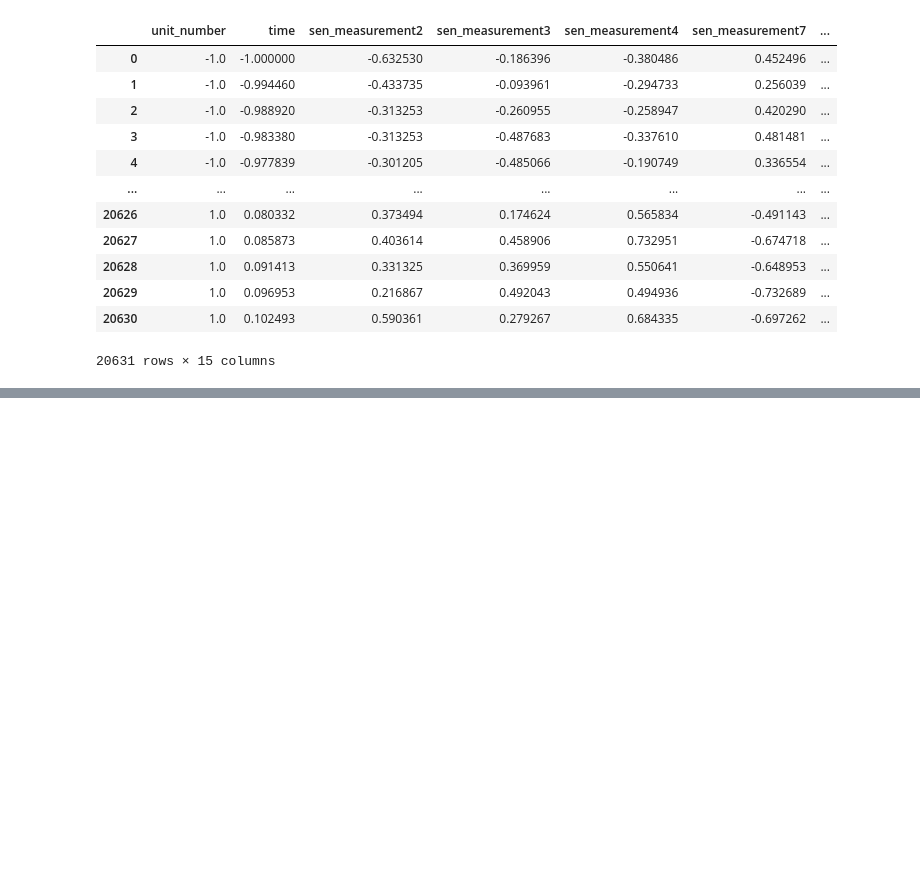
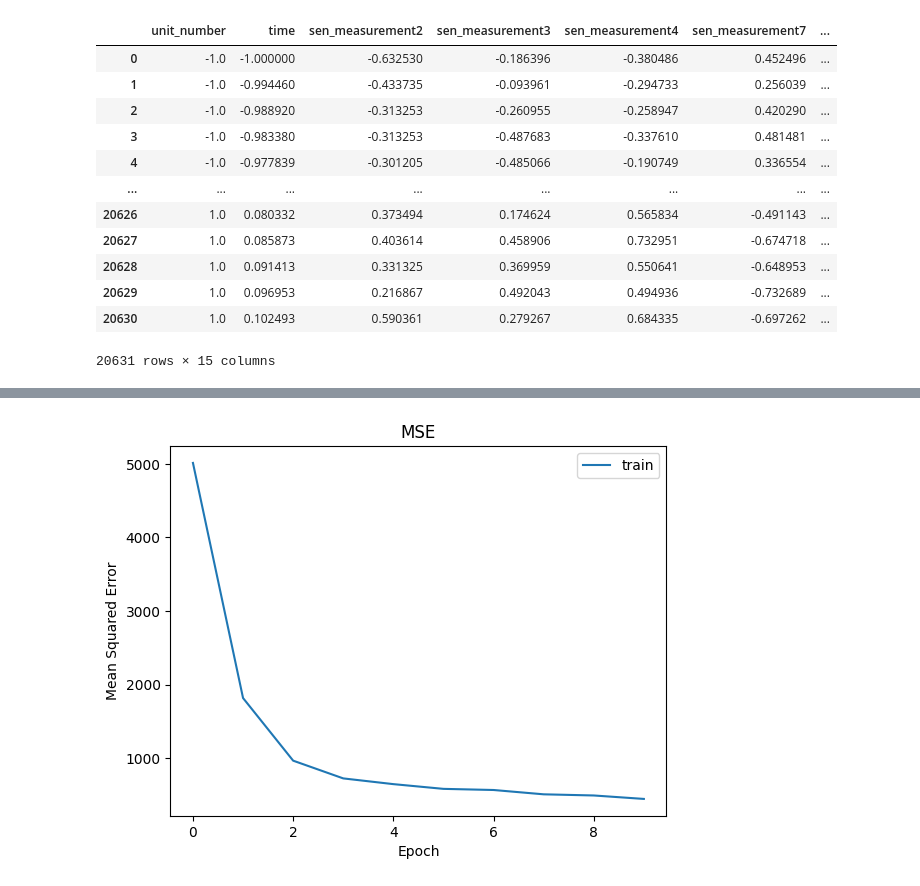
Before and after one commit to DeTa47/Turbofan-lifecycle-prediction, a Jupyter notebook: LSTM_Model.ipynb, the cells around one changed output, grey strips where cells are left out. Cells and saved outputs as stored; diff of their text form; code cells hidden in the pictures; blank space fills up the shorter version.

```diff
--- a/LSTM_Model.ipynb
+++ b/LSTM_Model.ipynb
@@ -42,8 +33,3 @@ def gen_train(id_df, seq_len, seq_cols):
-# %%
-def gen_target(id_df, seq_length, label):
-    data_array = id_df[label].values
-    num_elements = data_array.shape[0]
-    return data_array[seq_length-1:num_elements+1]
 # %%
 X_Columns = [column for column in df.columns if column!='RUL']
 # %%
@@ -79,16 +92,14 @@ y_train shape: (15731,)
 # %%
-nb_features = X_train.shape[2]
-nb_out = 1
-
 model = Sequential()
-model.add(LSTM(units = 256,
+model.add(LSTM(units=256,
                return_sequences=True,
-               input_shape=(sequence_length, nb_features)))
+               input_shape=(X_train.shape[1], X_train.shape[2])
+               ))
 model.add(BatchNormalization())
 model.add(Dropout(0.2))
-model.add(LSTM(units=128,
-               return_sequences=False))
+model.add(LSTM(units=128, return_sequences=False))
 model.add(Dropout(0.2))
 model.add(Dense(units=1, activation='relu'))
 model.add(Activation('relu'))
-model.compile(loss='mse',optimizer='rmsprop', metrics=['mse'])
+model.compile(loss='mse', optimizer='rmsprop', metrics=['mse'])
+model.summary()
@@ -119,0 +129,9 @@ Model: "sequential_3"
+# %%
+#X_train = np.array(X_train, dtype=np.float32)
+y_train = np.array(y_train, dtype=np.float64)
+
+for i in range(0,10):
+    print(type(X_train[i,i,i]))
+
+for i in range(0,10):
+    print(type(y_train[i]))
@@ -120,2 +159,4 @@ Model: "sequential_3"
 # %%
-history = model.fit(X_train, y_train, epochs= 10, batch_size=32, validation_split=0.1, verbose=1, callbacks=[EarlyStopping])
+early_stopping = EarlyStopping(monitor='val_loss', min_delta=0, patience=10, verbose=1, mode='auto')
+
+history = model.fit(X_train, y_train, epochs= 10, batch_size=32, validation_split=0.1, verbose=1, callbacks=[early_stopping])
@@ -121,0 +186,9 @@ history = model.fit(X_train, y_train, epochs= 10, batch_size=32, validation_spli
+# %%
+plt.plot(history.history['mse'])
+plt.title('MSE')
+plt.ylabel('Mean Squared Error')
+plt.xlabel('Epoch')
+plt.legend(['train'], loc='upper right')
+plt.show()
+# %% [output]
+[figure, added]
```
Also changed, not shown: parts of 14 cells of this notebook, 3 other files.
